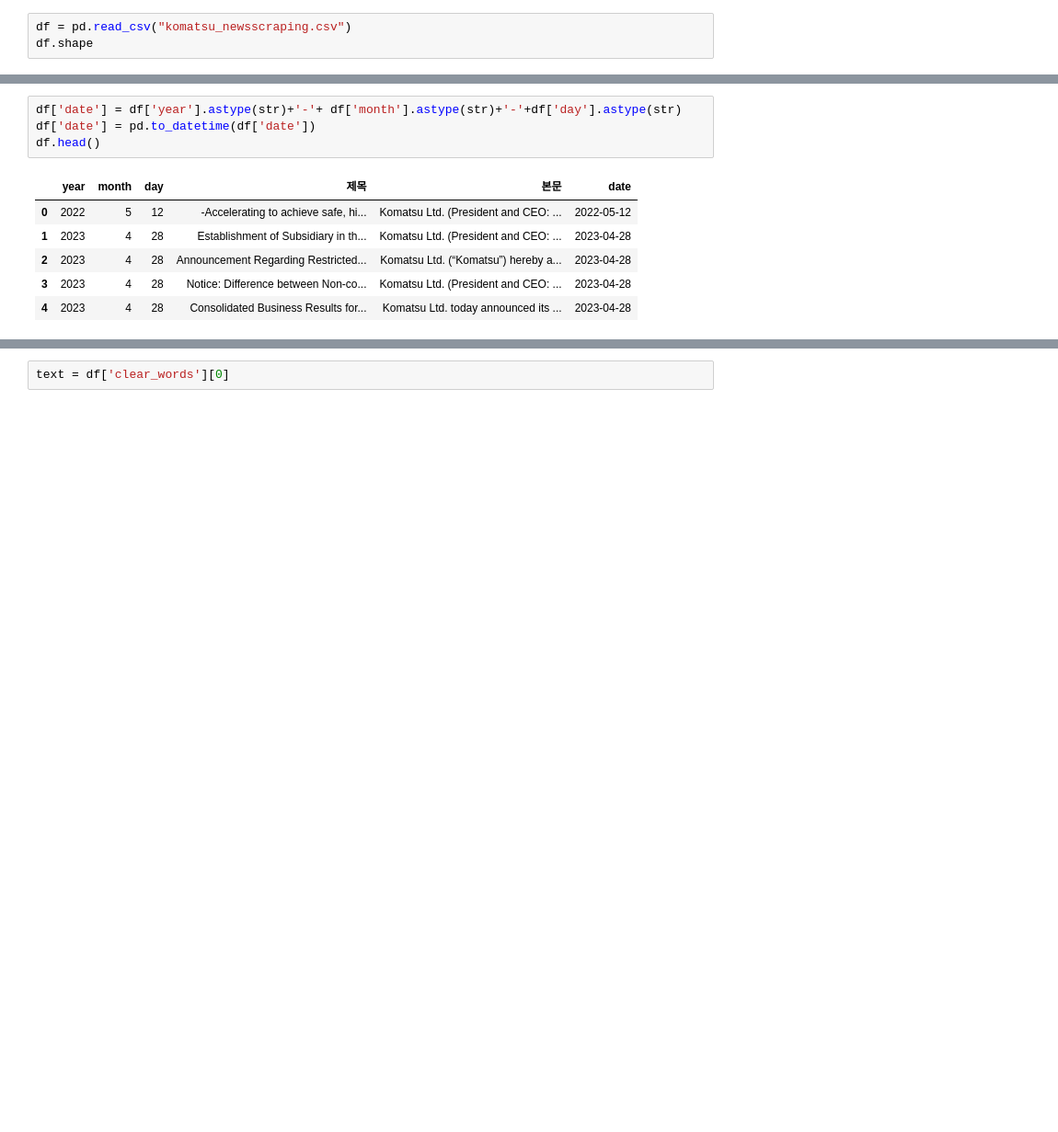
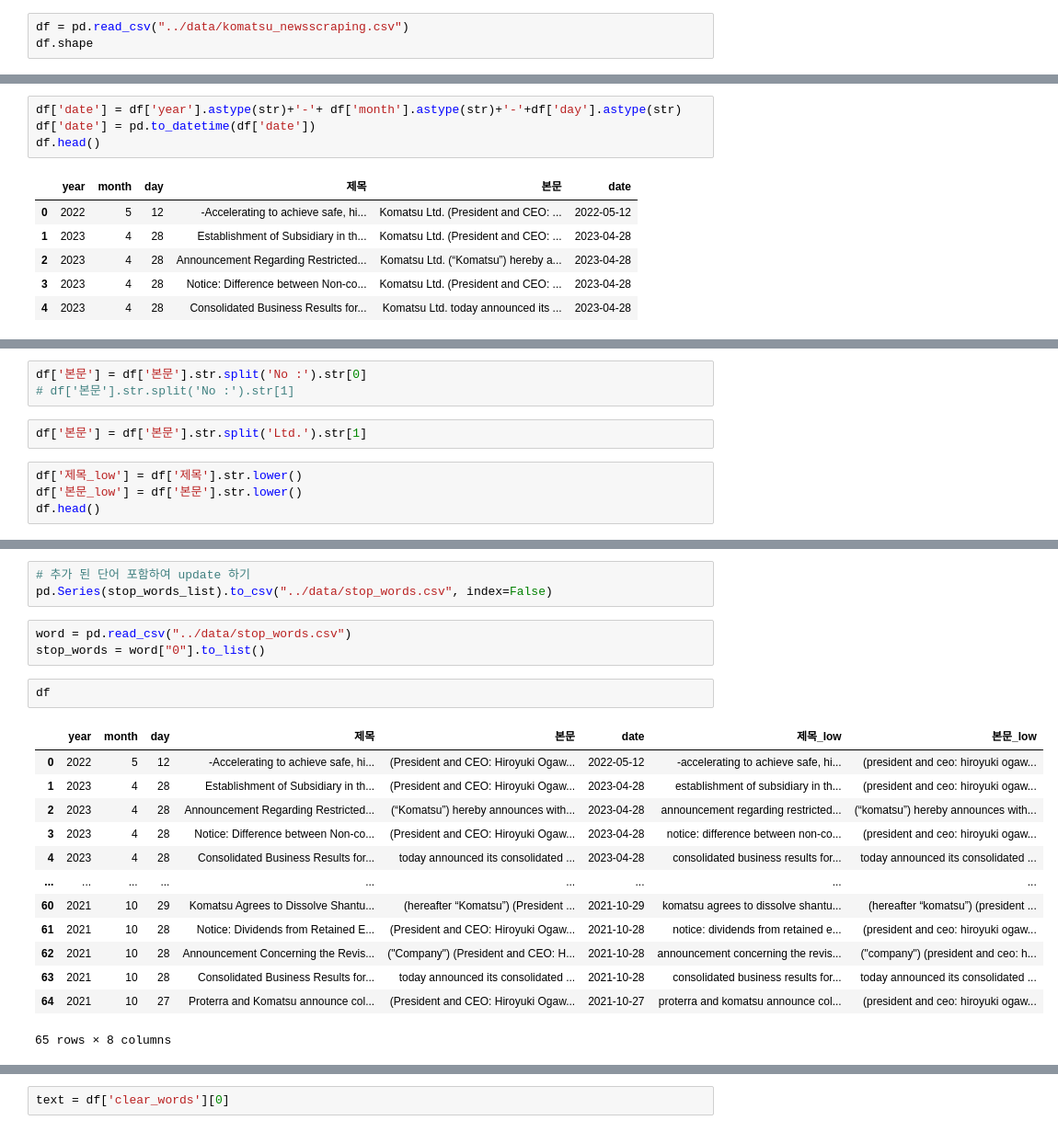
Before and after one commit to CE-MarketSensing/ConstructionEquipment, a Jupyter notebook: EDA/komatsu.ipynb, the cells around one changed output, grey strips where cells are left out. Shown: that part at 92% size. Saved outputs shown, nothing was run; the diff lists cells and outputs as text; blank space fills up the shorter version.

Commit message:
[komatsu] 날짜 단어 추출

```diff
--- a/EDA/komatsu.ipynb
+++ b/EDA/komatsu.ipynb
@@ -7,5 +7,5 @@ from wordcloud import WordCloud, STOPWORDS
 # %%
-df = pd.read_csv("komatsu_newsscraping.csv")
+df = pd.read_csv("../data/komatsu_newsscraping.csv")
 df.shape
 # %% [output]
 (65, 3)
@@ -103,0 +93,9 @@ def stop_words_out_list(words):
+# %%
+df['본문'] = df['본문'].str.split('No :').str[0]
+# df['본문'].str.split('No :').str[1]
+# %%
+df['본문'] = df['본문'].str.split('Ltd.').str[1]
+# %%
+df['제목_low'] = df['제목'].str.lower()
+df['본문_low'] = df['본문'].str.lower()
+df.head()
@@ -103,0 +148,22 @@ def stop_words_out_list(words):
+# %%
+# 추가 된 단어 포함하여 update 하기
+pd.Series(stop_words_list).to_csv("../data/stop_words.csv", index=False)
+# %%
+word = pd.read_csv("../data/stop_words.csv")
+stop_words = word["0"].to_list()
+# %%
+df
+# %% [output]
+|  | year | month | day | 제목 | 본문 | date | 제목_low | 본문_low |
+| 0 | 2022 | 5 | 12 | -Accelerating to achieve safe, hi... | (President and CEO: Hiroyuki Ogaw... | 2022-05-12 | -accelerating to achieve safe, hi... | (president and ceo: hiroyuki ogaw... |
+| 1 | 2023 | 4 | 28 | Establishment of Subsidiary in th... | (President and CEO: Hiroyuki Ogaw... | 2023-04-28 | establishment of subsidiary in th... | (president and ceo: hiroyuki ogaw... |
+| 2 | 2023 | 4 | 28 | Announcement Regarding Restricted... | (“Komatsu”) hereby announces with... | 2023-04-28 | announcement regarding restricted... | (“komatsu”) hereby announces with... |
+| 3 | 2023 | 4 | 28 | Notice: Difference between Non-co... | (President and CEO: Hiroyuki Ogaw... | 2023-04-28 | notice: difference between non-co... | (president and ceo: hiroyuki ogaw... |
+| 4 | 2023 | 4 | 28 | Consolidated Business Results for... | today announced its consolidated ... | 2023-04-28 | consolidated business results for... | today announced its consolidated ... |
+| ... | ... | ... | ... | ... | ... | ... | ... | ... |
+| 60 | 2021 | 10 | 29 | Komatsu Agrees to Dissolve Shantu... | (hereafter “Komatsu”) (President ... | 2021-10-29 | komatsu agrees to dissolve shantu... | (hereafter “komatsu”) (president ... |
+| 61 | 2021 | 10 | 28 | Notice: Dividends from Retained E... | (President and CEO: Hiroyuki Ogaw... | 2021-10-28 | notice: dividends from retained e... | (president and ceo: hiroyuki ogaw... |
+| 62 | 2021 | 10 | 28 | Announcement Concerning the Revis... | ("Company") (President and CEO: H... | 2021-10-28 | announcement concerning the revis... | ("company") (president and ceo: h... |
+| 63 | 2021 | 10 | 28 | Consolidated Business Results for... | today announced its consolidated ... | 2021-10-28 | consolidated business results for... | today announced its consolidated ... |
+| 64 | 2021 | 10 | 27 | Proterra and Komatsu announce col... | (President and CEO: Hiroyuki Ogaw... | 2021-10-27 | proterra and komatsu announce col... | (president and ceo: hiroyuki ogaw... |
+65 rows × 8 columns
```
Also changed, not shown: parts of 31 cells of this notebook.
